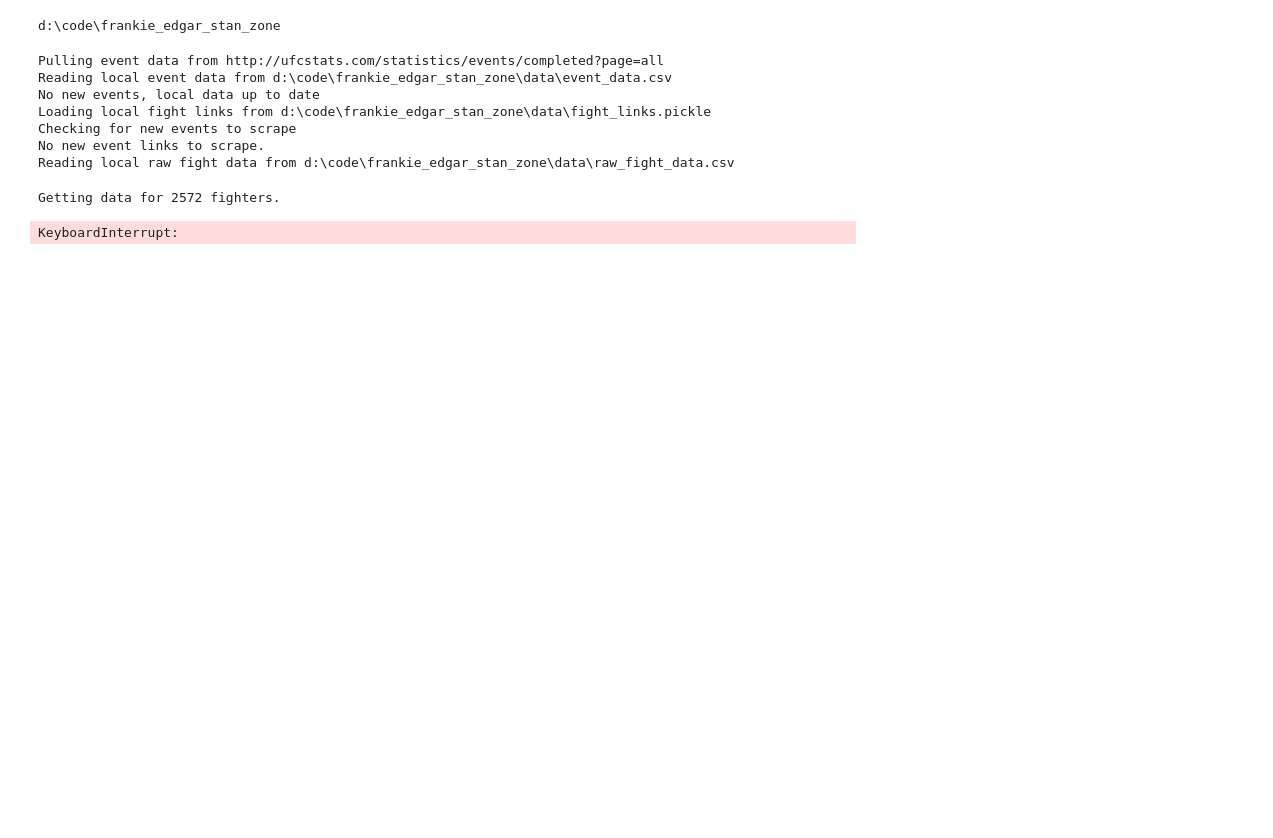
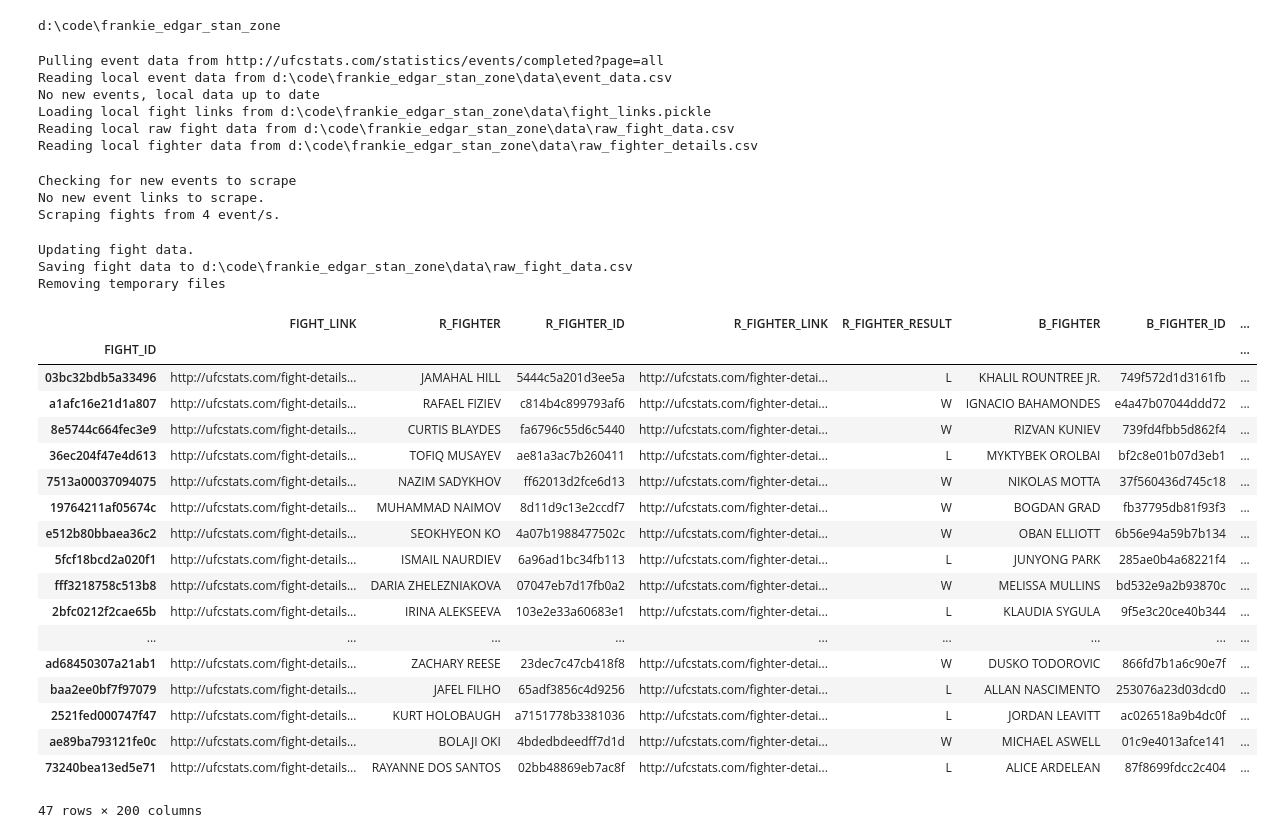
Before and after one commit to pdornian/frankie_edgar_memorial, a Jupyter notebook: notebooks/sandbox.ipynb, the cells around one changed output. Cells and saved outputs as stored; diff of their text form; code cells hidden in the pictures; blank space fills up the shorter version.

Commit message:
bugfix for scraping new fights

```diff
--- a/notebooks/sandbox.ipynb
+++ b/notebooks/sandbox.ipynb
@@ -32,19 +31,43 @@ print(os.getcwd())
 from src.ufctools.scraping import FightDataScraper
 # %% [output]
 d:\code\frankie_edgar_stan_zone
+# %%
+scraper = FightDataScraper()
+# %% [output]
+Pulling event data from http://ufcstats.com/statistics/events/completed?page=all
+Reading local event data from d:\code\frankie_edgar_stan_zone\data\event_data.csv
+No new events, local data up to date
+Loading local fight links from d:\code\frankie_edgar_stan_zone\data\fight_links.pickle
+Reading local raw fight data from d:\code\frankie_edgar_stan_zone\data\raw_fight_data.csv
+Reading local fighter data from d:\code\frankie_edgar_stan_zone\data\raw_fighter_details.csv
 # %%
-# data scraped as of 5/30
-scraper=FightDataScraper()
+# data scraped as of 6/26
+scraper.scrape_new_fights()
 # %% [output]
-Pulling event data from http://ufcstats.com/statistics/events/completed?page=all
-Reading local event data from d:\code\frankie_edgar_stan_zone\data\event_data.csv
-No new events, local data up to date
-Loading local fight links from d:\code\frankie_edgar_stan_zone\data\fight_links.pickle
 Checking for new events to scrape
 No new event links to scrape.
-Reading local raw fight data from d:\code\frankie_edgar_stan_zone\data\raw_fight_data.csv
+Scraping fights from 4 event/s.
+Updating fight data.
+Saving fight data to d:\code\frankie_edgar_stan_zone\data\raw_fight_data.csv
+Removing temporary files
+|  | FIGHT_LINK | R_FIGHTER | R_FIGHTER_ID | R_FIGHTER_LINK | R_FIGHTER_RESULT | B_FIGHTER | B_FIGHTER_ID | ... |
+| FIGHT_ID |  |  |  |  |  |  |  | ... |
+| 03bc32bdb5a33496 | http://ufcstats.com/fight-details... | JAMAHAL HILL | 5444c5a201d3ee5a | http://ufcstats.com/fighter-detai... | L | KHALIL ROUNTREE JR. | 749f572d1d3161fb | ... |
+| a1afc16e21d1a807 | http://ufcstats.com/fight-details... | RAFAEL FIZIEV | c814b4c899793af6 | http://ufcstats.com/fighter-detai... | W | IGNACIO BAHAMONDES | e4a47b07044ddd72 | ... |
+| 8e5744c664fec3e9 | http://ufcstats.com/fight-details... | CURTIS BLAYDES | fa6796c55d6c5440 | http://ufcstats.com/fighter-detai... | W | RIZVAN KUNIEV | 739fd4fbb5d862f4 | ... |
+| 36ec204f47e4d613 | http://ufcstats.com/fight-details... | TOFIQ MUSAYEV | ae81a3ac7b260411 | http://ufcstats.com/fighter-detai... | L | MYKTYBEK OROLBAI | bf2c8e01b07d3eb1 | ... |
+| 7513a00037094075 | http://ufcstats.com/fight-details... | NAZIM SADYKHOV | ff62013d2fce6d13 | http://ufcstats.com/fighter-detai... | W | NIKOLAS MOTTA | 37f560436d745c18 | ... |
+| 19764211af05674c | http://ufcstats.com/fight-details... | MUHAMMAD NAIMOV | 8d11d9c13e2ccdf7 | http://ufcstats.com/fighter-detai... | W | BOGDAN GRAD | fb37795db81f93f3 | ... |
+| e512b80bbaea36c2 | http://ufcstats.com/fight-details... | SEOKHYEON KO | 4a07b1988477502c | http://ufcstats.com/fighter-detai... | W | OBAN ELLIOTT | 6b56e94a59b7b134 | ... |
+| 5fcf18bcd2a020f1 | http://ufcstats.com/fight-details... | ISMAIL NAURDIEV | 6a96ad1bc34fb113 | http://ufcstats.com/fighter-detai... | L | JUNYONG PARK | 285ae0b4a68221f4 | ... |
+| fff3218758c513b8 | http://ufcstats.com/fight-details... | DARIA ZHELEZNIAKOVA | 07047eb7d17fb0a2 | http://ufcstats.com/fighter-detai... | W | MELISSA MULLINS | bd532e9a2b93870c | ... |
+| 2bfc0212f2cae65b | http://ufcstats.com/fight-details... | IRINA ALEKSEEVA | 103e2e33a60683e1 | http://ufcstats.com/fighter-detai... | L | KLAUDIA SYGULA | 9f5e3c20ce40b344 | ... |
+| ... | ... | ... | ... | ... | ... | ... | ... | ... |
+| ad68450307a21ab1 | http://ufcstats.com/fight-details... | ZACHARY REESE | 23dec7c47cb418f8 | http://ufcstats.com/fighter-detai... | W | DUSKO TODOROVIC | 866fd7b1a6c90e7f | ... |
+| baa2ee0bf7f97079 | http://ufcstats.com/fight-details... | JAFEL FILHO | 65adf3856c4d9256 | http://ufcstats.com/fighter-detai... | L | ALLAN NASCIMENTO | 253076a23d03dcd0 | ... |
+| 2521fed000747f47 | http://ufcstats.com/fight-details... | KURT HOLOBAUGH | a7151778b3381036 | http://ufcstats.com/fighter-detai... | L | JORDAN LEAVITT | ac026518a9b4dc0f | ... |
+| ae89ba793121fe0c | http://ufcstats.com/fight-details... | BOLAJI OKI | 4bdedbdeedff7d1d | http://ufcstats.com/fighter-detai... | W | MICHAEL ASWELL | 01c9e4013afce141 | ... |
+| 73240bea13ed5e71 | http://ufcstats.com/fight-details... | RAYANNE DOS SANTOS | 02bb48869eb7ac8f | http://ufcstats.com/fighter-detai... | L | ALICE ARDELEAN | 87f8699fdcc2c404 | ... |
+47 rows × 200 columns
 # %%
-scraper.update_fighter_data()
+raw_fighter_df = scraper.fighter_data.copy()
-# %% [output]
-Getting data for 2572 fighters.
-KeyboardInterrupt:
```
Also changed, not shown: parts of 4 cells of this notebook, 1 other file.
